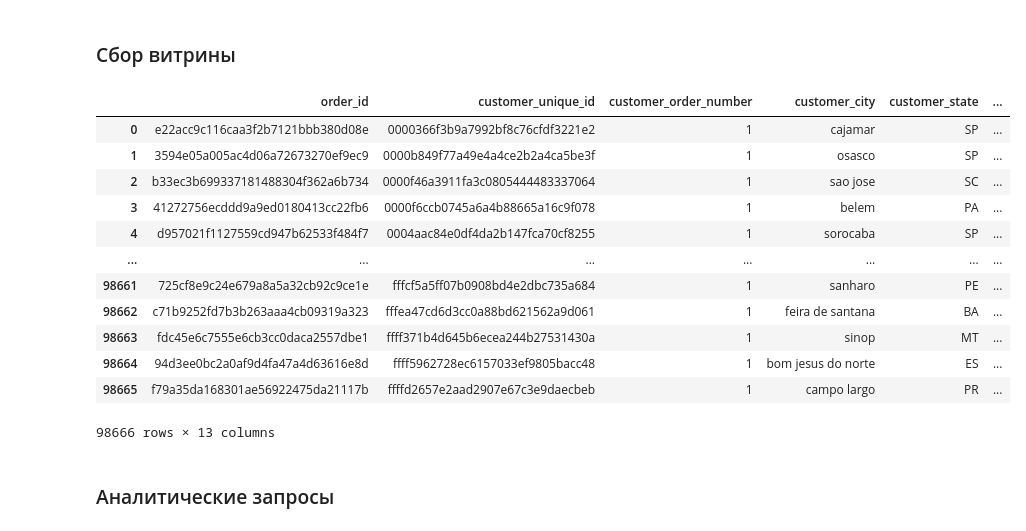
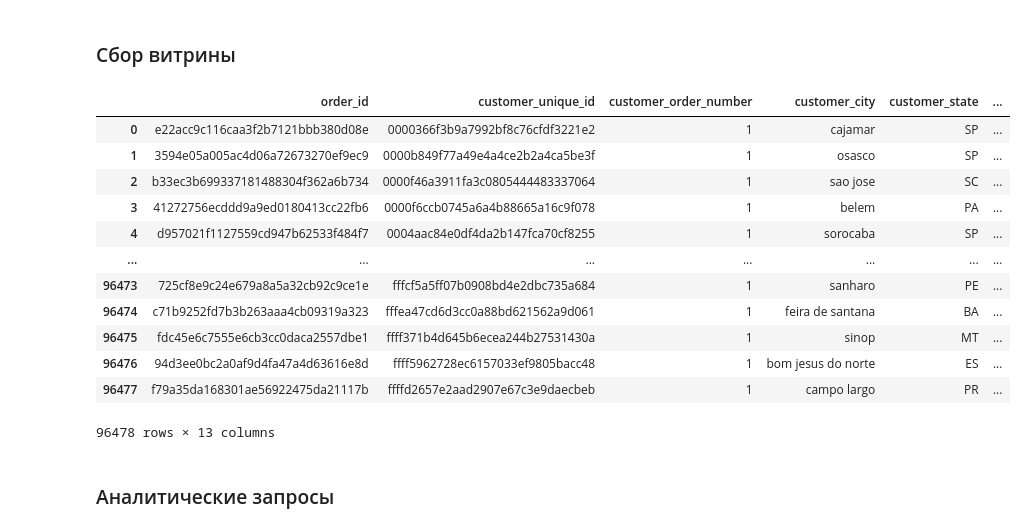
Before and after one commit to starkkhanna21/olist-project, a Jupyter notebook: main.ipynb, the cells around one changed output. Saved outputs shown, nothing was run; the diff lists cells and outputs as text; code cells hidden in the pictures.

```diff
--- a/main.ipynb
+++ b/main.ipynb
@@ -36,39 +36,40 @@ select
     count(oi.order_item_id) as items_count
 from orders o
 join customers c on o.customer_id = c.customer_id
 join order_items oi on o.order_id = oi.order_id
+where o.order_status = 'delivered'
 group by
     o.order_id,
     c.customer_unique_id,
     c.customer_city,
     c.customer_state,
     o.order_purchase_timestamp,
     o.order_delivered_customer_date
 ;
 """
 
 # Получаю данные и сохраняю их в датафрейм
 mart = pd.read_sql(query, connection)
 connection.close()
 
 # Сохраняю витрину в csv файл, чтобы использовать ее в DataLens
 mart.to_csv("data/output/olist_mart.csv", index=False)
 
 mart
 # %% [output]
 |  | order_id | customer_unique_id | customer_order_number | customer_city | customer_state | ... |
 | 0 | e22acc9c116caa3f2b7121bbb380d08e | 0000366f3b9a7992bf8c76cfdf3221e2 | 1 | cajamar | SP | ... |
 | 1 | 3594e05a005ac4d06a72673270ef9ec9 | 0000b849f77a49e4a4ce2b2a4ca5be3f | 1 | osasco | SP | ... |
 | 2 | b33ec3b699337181488304f362a6b734 | 0000f46a3911fa3c0805444483337064 | 1 | sao jose | SC | ... |
 | 3 | 41272756ecddd9a9ed0180413cc22fb6 | 0000f6ccb0745a6a4b88665a16c9f078 | 1 | belem | PA | ... |
 | 4 | d957021f1127559cd947b62533f484f7 | 0004aac84e0df4da2b147fca70cf8255 | 1 | sorocaba | SP | ... |
 | ... | ... | ... | ... | ... | ... | ... |
-| 98661 | 725cf8e9c24e679a8a5a32cb92c9ce1e | fffcf5a5ff07b0908bd4e2dbc735a684 | 1 | sanharo | PE | ... |
-| 98662 | c71b9252fd7b3b263aaa4cb09319a323 | fffea47cd6d3cc0a88bd621562a9d061 | 1 | feira de santana | BA | ... |
-| 98663 | fdc45e6c7555e6cb3cc0daca2557dbe1 | ffff371b4d645b6ecea244b27531430a | 1 | sinop | MT | ... |
-| 98664 | 94d3ee0bc2a0af9d4fa47a4d63616e8d | ffff5962728ec6157033ef9805bacc48 | 1 | bom jesus do norte | ES | ... |
-| 98665 | f79a35da168301ae56922475da21117b | ffffd2657e2aad2907e67c3e9daecbeb | 1 | campo largo | PR | ... |
+| 96473 | 725cf8e9c24e679a8a5a32cb92c9ce1e | fffcf5a5ff07b0908bd4e2dbc735a684 | 1 | sanharo | PE | ... |
+| 96474 | c71b9252fd7b3b263aaa4cb09319a323 | fffea47cd6d3cc0a88bd621562a9d061 | 1 | feira de santana | BA | ... |
+| 96475 | fdc45e6c7555e6cb3cc0daca2557dbe1 | ffff371b4d645b6ecea244b27531430a | 1 | sinop | MT | ... |
+| 96476 | 94d3ee0bc2a0af9d4fa47a4d63616e8d | ffff5962728ec6157033ef9805bacc48 | 1 | bom jesus do norte | ES | ... |
+| 96477 | f79a35da168301ae56922475da21117b | ffffd2657e2aad2907e67c3e9daecbeb | 1 | campo largo | PR | ... |
-98666 rows × 13 columns
+96478 rows × 13 columns
 # %% [markdown]
 ### Аналитические запросы
 # %%
```
Also changed, not shown: parts of 5 cells of this notebook, 1 other file.
